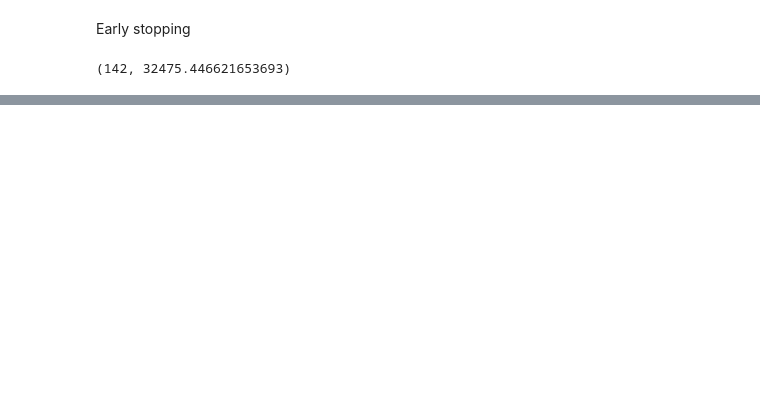
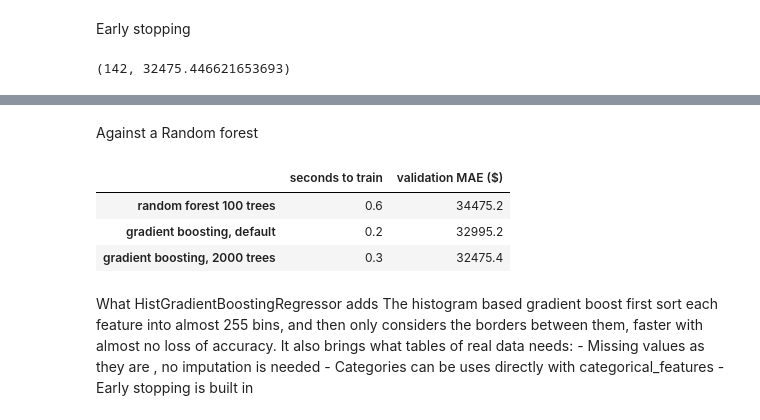
Before and after one commit to NainIglesias/supervised-learning, a Jupyter notebook: gradient_boosting.ipynb, the cells around one changed output, grey strips where cells are left out. Saved outputs shown, nothing was run; the diff lists cells and outputs as text; code cells hidden in the pictures; blank space fills up the shorter version.

```diff
--- a/gradient_boosting.ipynb
+++ b/gradient_boosting.ipynb
@@ -241,0 +338,34 @@ early_stopped.n_iter_, 100_000 * mean_absolute_error(y_validation, early_stopped
+# %% [markdown]
+Against a Random forest
+# %%
+import time
+from sklearn.ensemble import RandomForestRegressor
+
+contenders ={
+        "random forest 100 trees": RandomForestRegressor(n_estimators=100, random_state=42, n_jobs=-1),
+        "gradient boosting, default": HistGradientBoostingRegressor(random_state=42),
+        "gradient boosting, 2000 trees": HistGradientBoostingRegressor(max_iter=2000, random_state=42, early_stopping=True)
+    }
+comparasion = {}
+
+for name, model in contenders.items():
+    start = time.perf_counter()
+    model.fit(X_train, y_train)
+    comparasion[name] = {
+            "seconds to train": time.perf_counter() - start,
+            "validation MAE ($)": 100_000 * mean_absolute_error(y_validation, model.predict(X_validation))
+            }
+pd.DataFrame(comparasion).T.round(1)
+# %% [output]
+|  | seconds to train | validation MAE ($) |
+| random forest 100 trees | 0.6 | 34475.2 |
+| gradient boosting, default | 0.2 | 32995.2 |
+| gradient boosting, 2000 trees | 0.3 | 32475.4 |
+# %% [markdown]
+What HistGradientBoostingRegressor adds
+The histogram based gradient boost first sort each feature into almost 255 bins, and
+then only considers the borders between them, faster with almost no loss of accuracy.
+It also brings what tables of real data needs:
+    - Missing values as they are , no imputation is needed
+    - Categories can be uses directly with categorical_features
+    - Early stopping is built in
```
Also changed, not shown: parts of 2 cells of this notebook.
